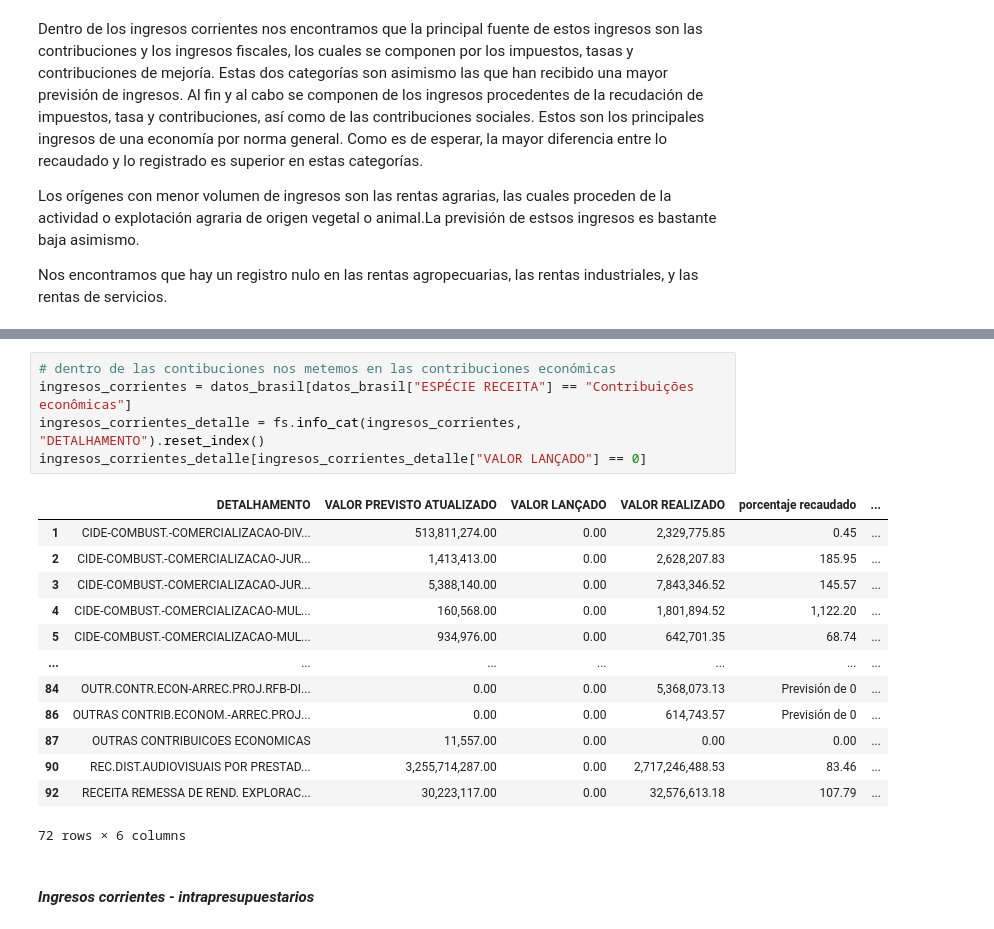
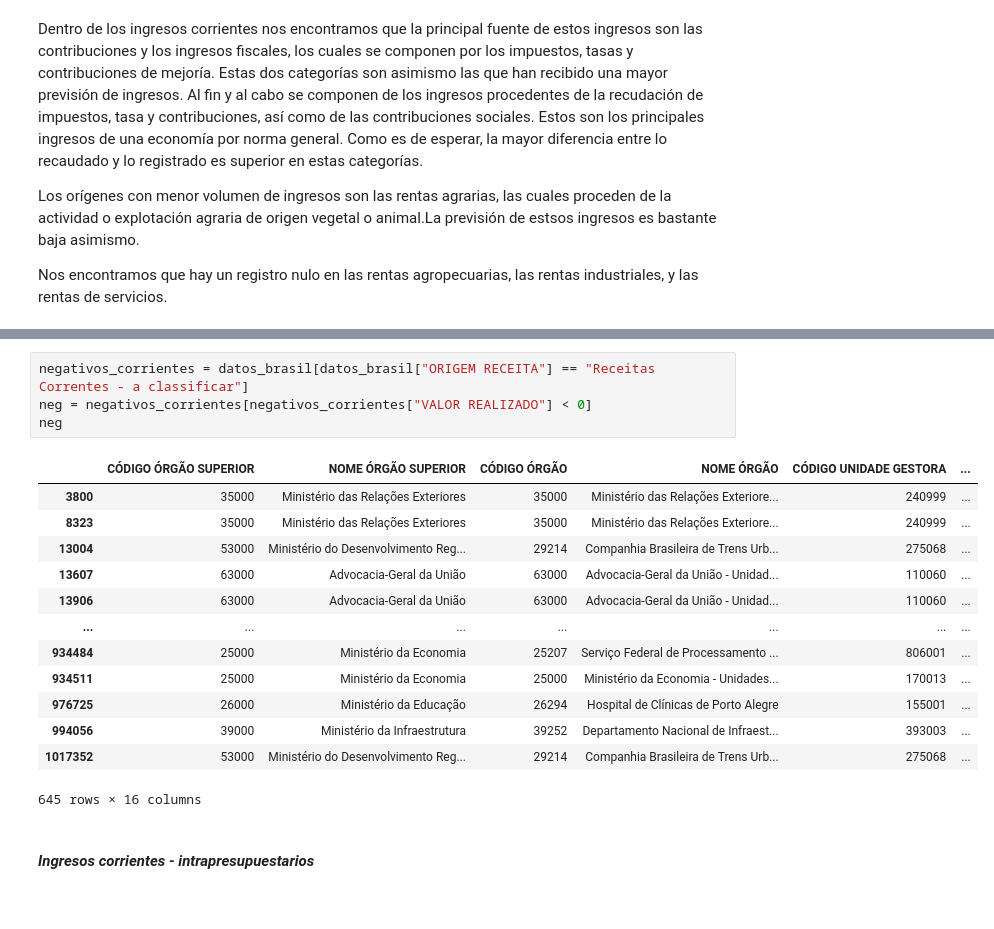
Before and after one commit to Gabijc/Proyecto2-Insights-Brasil, a Jupyter notebook: Análisis_categorías.ipynb, the cells around one changed output, grey strips where cells are left out. Drawn from its saved outputs; the diff is of its cells as text.

```diff
--- a/Análisis_categorías.ipynb
+++ b/Análisis_categorías.ipynb
@@ -269,22 +213,21 @@ fs.info_cat(ingresos_corrientes, "ESPÉCIE RECEITA")
-# %%
-# dentro de las contibuciones nos metemos en las contribuciones económicas
-ingresos_corrientes = datos_brasil[datos_brasil["ESPÉCIE RECEITA"] == "Contribuições econômicas"]
-ingresos_corrientes_detalle = fs.info_cat(ingresos_corrientes, "DETALHAMENTO").reset_index()
-ingresos_corrientes_detalle[ingresos_corrientes_detalle["VALOR LANÇADO"] == 0]
-# %% [output]
-|  | DETALHAMENTO | VALOR PREVISTO ATUALIZADO | VALOR LANÇADO | VALOR REALIZADO | porcentaje recaudado | ... |
-| 1 | CIDE-COMBUST.-COMERCIALIZACAO-DIV... | 513,811,274.00 | 0.00 | 2,329,775.85 | 0.45 | ... |
-| 2 | CIDE-COMBUST.-COMERCIALIZACAO-JUR... | 1,413,413.00 | 0.00 | 2,628,207.83 | 185.95 | ... |
-| 3 | CIDE-COMBUST.-COMERCIALIZACAO-JUR... | 5,388,140.00 | 0.00 | 7,843,346.52 | 145.57 | ... |
-| 4 | CIDE-COMBUST.-COMERCIALIZACAO-MUL... | 160,568.00 | 0.00 | 1,801,894.52 | 1,122.20 | ... |
-| 5 | CIDE-COMBUST.-COMERCIALIZACAO-MUL... | 934,976.00 | 0.00 | 642,701.35 | 68.74 | ... |
-| ... | ... | ... | ... | ... | ... | ... |
-| 84 | OUTR.CONTR.ECON-ARREC.PROJ.RFB-DI... | 0.00 | 0.00 | 5,368,073.13 | Previsión de 0 | ... |
-| 86 | OUTRAS CONTRIB.ECONOM.-ARREC.PROJ... | 0.00 | 0.00 | 614,743.57 | Previsión de 0 | ... |
-| 87 | OUTRAS CONTRIBUICOES ECONOMICAS | 11,557.00 | 0.00 | 0.00 | 0.00 | ... |
-| 90 | REC.DIST.AUDIOVISUAIS POR PRESTAD... | 3,255,714,287.00 | 0.00 | 2,717,246,488.53 | 83.46 | ... |
-| 92 | RECEITA REMESSA DE REND. EXPLORAC... | 30,223,117.00 | 0.00 | 32,576,613.18 | 107.79 | ... |
-72 rows × 6 columns
+# %%
+negativos_corrientes = datos_brasil[datos_brasil["ORIGEM RECEITA"] == "Receitas Correntes - a classificar"]
+neg = negativos_corrientes[negativos_corrientes["VALOR REALIZADO"] < 0]
+neg
+# %% [output]
+|  | CÓDIGO ÓRGÃO SUPERIOR | NOME ÓRGÃO SUPERIOR | CÓDIGO ÓRGÃO | NOME ÓRGÃO | CÓDIGO UNIDADE GESTORA | ... |
+| 3800 | 35000 | Ministério das Relações Exteriores | 35000 | Ministério das Relações Exteriore... | 240999 | ... |
+| 8323 | 35000 | Ministério das Relações Exteriores | 35000 | Ministério das Relações Exteriore... | 240999 | ... |
+| 13004 | 53000 | Ministério do Desenvolvimento Reg... | 29214 | Companhia Brasileira de Trens Urb... | 275068 | ... |
+| 13607 | 63000 | Advocacia-Geral da União | 63000 | Advocacia-Geral da União - Unidad... | 110060 | ... |
+| 13906 | 63000 | Advocacia-Geral da União | 63000 | Advocacia-Geral da União - Unidad... | 110060 | ... |
+| ... | ... | ... | ... | ... | ... | ... |
+| 934484 | 25000 | Ministério da Economia | 25207 | Serviço Federal de Processamento ... | 806001 | ... |
+| 934511 | 25000 | Ministério da Economia | 25000 | Ministério da Economia - Unidades... | 170013 | ... |
+| 976725 | 26000 | Ministério da Educação | 26294 | Hospital de Clínicas de Porto Alegre | 155001 | ... |
+| 994056 | 39000 | Ministério da Infraestrutura | 39252 | Departamento Nacional de Infraest... | 393003 | ... |
+| 1017352 | 53000 | Ministério do Desenvolvimento Reg... | 29214 | Companhia Brasileira de Trens Urb... | 275068 | ... |
+645 rows × 16 columns
 # %% [markdown]
 #### *Ingresos corrientes - intrapresupuestarios*
 # %%
```
Also changed, not shown: parts of 7 cells of this notebook, 2 other files.
